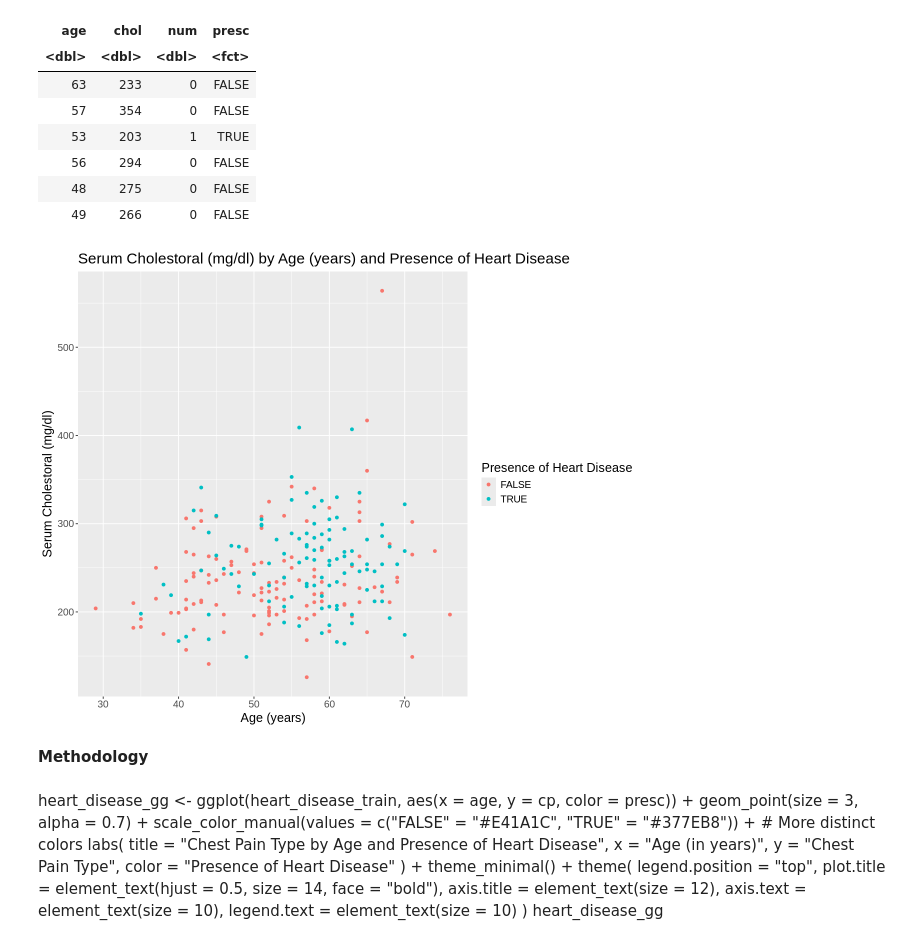
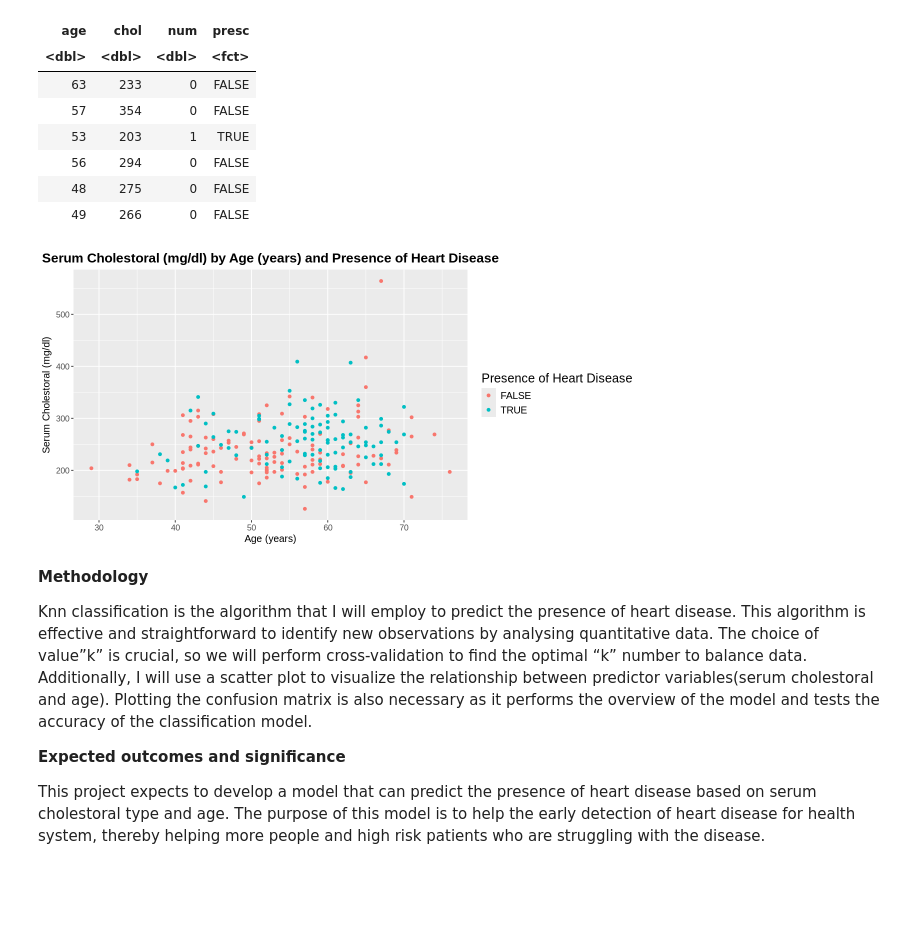
Before and after one commit to ywang550/dsci100project, a Jupyter notebook: project_proposal.ipynb, the cells around one changed output. Drawn from its saved outputs; the diff is of its cells as text; code cells hidden in the pictures; blank space fills up the shorter version.

```diff
--- a/project_proposal.ipynb
+++ b/project_proposal.ipynb
@@ -90,38 +99,29 @@ A tibble: 6 × 4
 # %%
 # Now, we can put test set aside,
 # and use only training set to create scatter plot in order to visualize the relationship between "Age" and "Serum Cholestoral".
 
-options(repr.plot.width = 10, repr.plot.height = 8)
+options(repr.plot.width = 10, repr.plot.height = 5)
 
 heart_disease_gg <- ggplot(heart_disease_train, aes(x = age, y = chol, colour = presc)) +
     geom_point() +
     labs(colour = "Presence of Heart Disease") +
     xlab("Age (years)") +
     ylab("Serum Cholestoral (mg/dl)") +
-    theme(text = element_text(size=15)) +
+    theme(text = element_text(size=15),
+          plot.title = element_text(hjust = 0.5, size = 16, face = "bold"),
+         axis.title = element_text(size = 12),
+    axis.text = element_text(size = 10)) +
     labs(title = "Serum Cholestoral (mg/dl) by Age (years) and Presence of Heart Disease")
 
 heart_disease_gg
 # %% [output]
-[figure, old version]
+[figure, new version]
 # %% [markdown]
 **Methodology**
+
+Knn classification is the algorithm that I will employ to predict the presence of heart disease. This algorithm is effective and straightforward to identify new observations by analysing quantitative data. The choice of value”k” is crucial, so we will perform cross-validation to find the optimal “k” number to balance data. Additionally, I will use a scatter plot to visualize the relationship between predictor variables(serum cholestoral and age). Plotting the confusion matrix is also necessary as it performs the overview of the model and tests the accuracy of the classification model.
+
+**Expected outcomes and significance**
+
+
+This project expects to develop a model that can predict the presence of heart disease based on serum cholestoral type and age. The purpose of this model is to help the early detection of heart disease for health system, thereby helping more people and high risk patients who are struggling with the disease.
-# %% [markdown]
-heart_disease_gg <- ggplot(heart_disease_train, aes(x = age, y = cp, color = presc)) +
-  geom_point(size = 3, alpha = 0.7) +
-  scale_color_manual(values = c("FALSE" = "#E41A1C", "TRUE" = "#377EB8")) +  # More distinct colors
-  labs(
-    title = "Chest Pain Type by Age and Presence of Heart Disease",
-    x = "Age (in years)",
-    y = "Chest Pain Type",
-    color = "Presence of Heart Disease"
-  ) +
-  theme_minimal() +
-  theme(
-    legend.position = "top",
-    plot.title = element_text(hjust = 0.5, size = 14, face = "bold"),
-    axis.title = element_text(size = 12),
-    axis.text = element_text(size = 10),
-    legend.text = element_text(size = 10)
-  )
-heart_disease_gg
```
Also changed, not shown: parts of 5 cells of this notebook.
